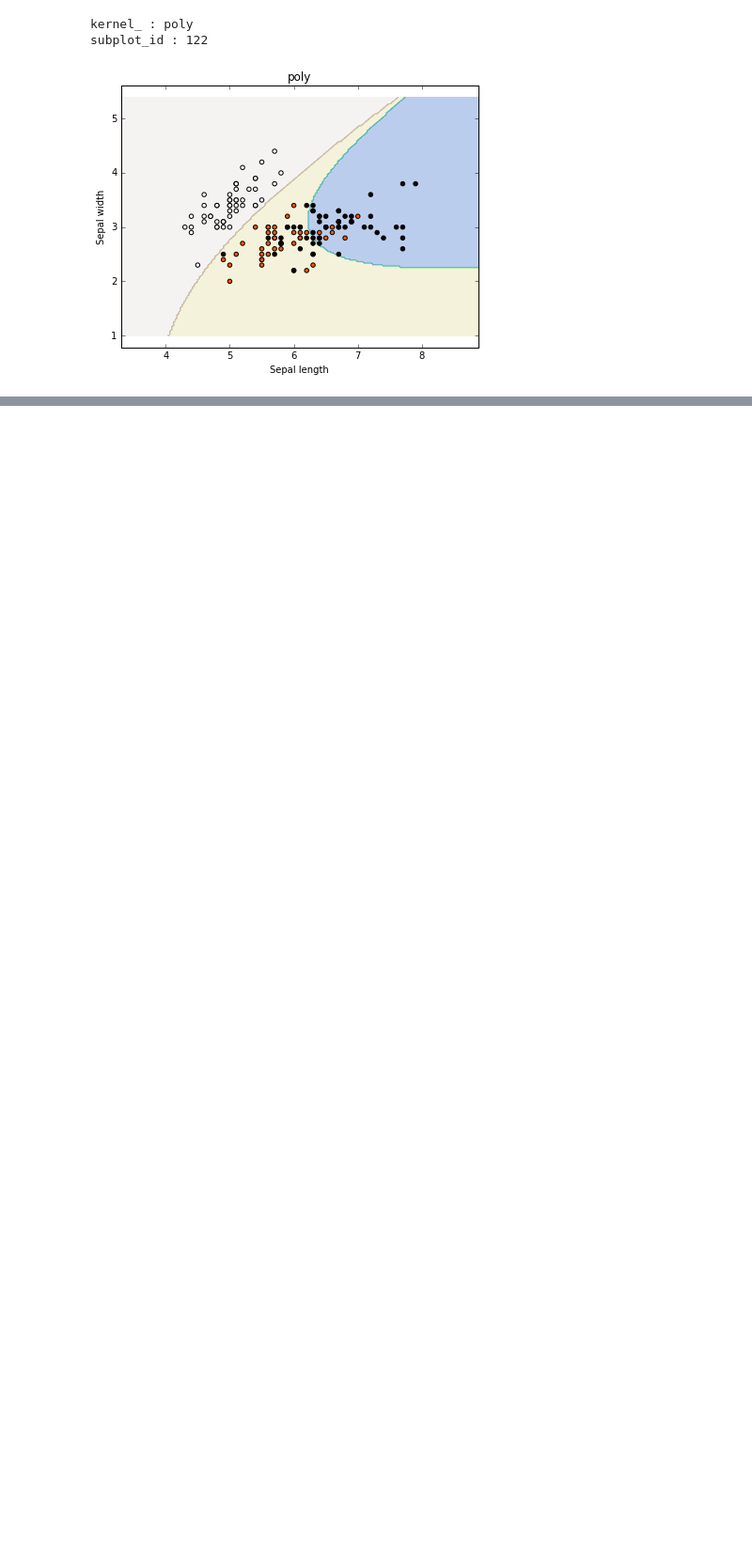
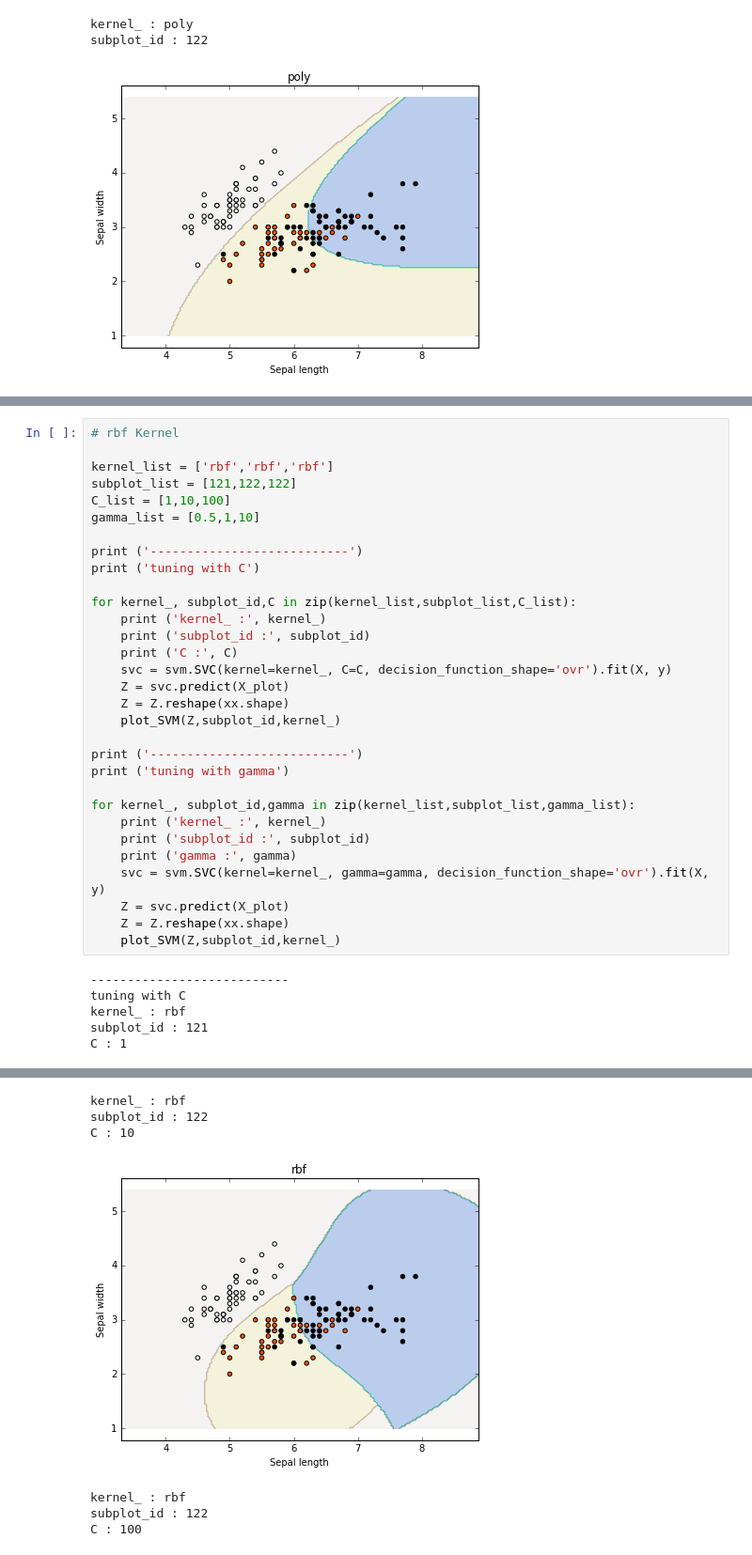
Before and after one commit to yennanliu/analysis, a Jupyter notebook: ML_/ML_Basic_SVM.ipynb, the cells around one changed output, grey strips where cells are left out. Shown at 94% size. Cells and saved outputs as stored; diff of their text form; blank space fills up the shorter version.

Commit message:
add SVC model tuning

```diff
--- a/ML_/ML_Basic_SVM.ipynb
+++ b/ML_/ML_Basic_SVM.ipynb
@@ -126,0 +133,37 @@ subplot_id : 122
+# %%
+# rbf Kernel
+
+kernel_list = ['rbf','rbf','rbf']
+subplot_list = [121,122,122]
+C_list = [1,10,100]
+gamma_list = [0.5,1,10]
+
+print ('---------------------------')
+print ('tuning with C')
+
+for kernel_, subplot_id,C in zip(kernel_list,subplot_list,C_list):
+    print ('kernel_ :', kernel_)
+    print ('subplot_id :', subplot_id)
+    print ('C :', C)
+    svc = svm.SVC(kernel=kernel_, C=C, decision_function_shape='ovr').fit(X, y)
+    Z = svc.predict(X_plot)
+    Z = Z.reshape(xx.shape)
+    plot_SVM(Z,subplot_id,kernel_)
+
+print ('---------------------------')
+print ('tuning with gamma')
+
+for kernel_, subplot_id,gamma in zip(kernel_list,subplot_list,gamma_list):
+    print ('kernel_ :', kernel_)
+    print ('subplot_id :', subplot_id)
+    print ('gamma :', gamma)
+    svc = svm.SVC(kernel=kernel_, gamma=gamma, decision_function_shape='ovr').fit(X, y)
+    Z = svc.predict(X_plot)
+    Z = Z.reshape(xx.shape)
+    plot_SVM(Z,subplot_id,kernel_)
+# %% [output]
+---------------------------
+tuning with C
+kernel_ : rbf
+subplot_id : 121
+C : 1
@@ -126,0 +171,7 @@ subplot_id : 122
+kernel_ : rbf
+subplot_id : 122
+C : 10
+[figure, added]
+kernel_ : rbf
+subplot_id : 122
+C : 100
```
Also changed, not shown: parts of 6 cells of this notebook.
